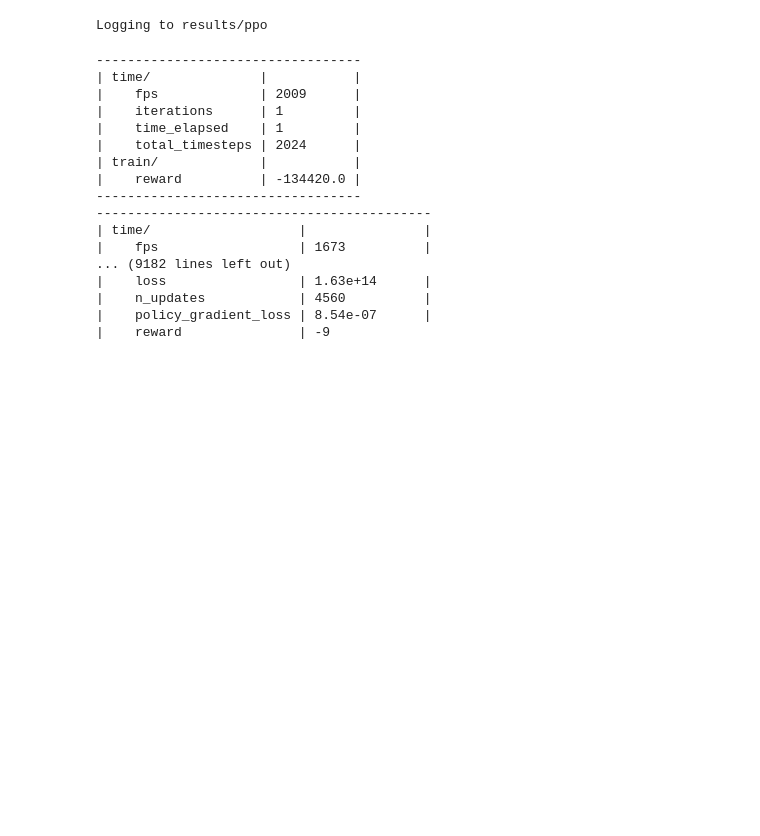
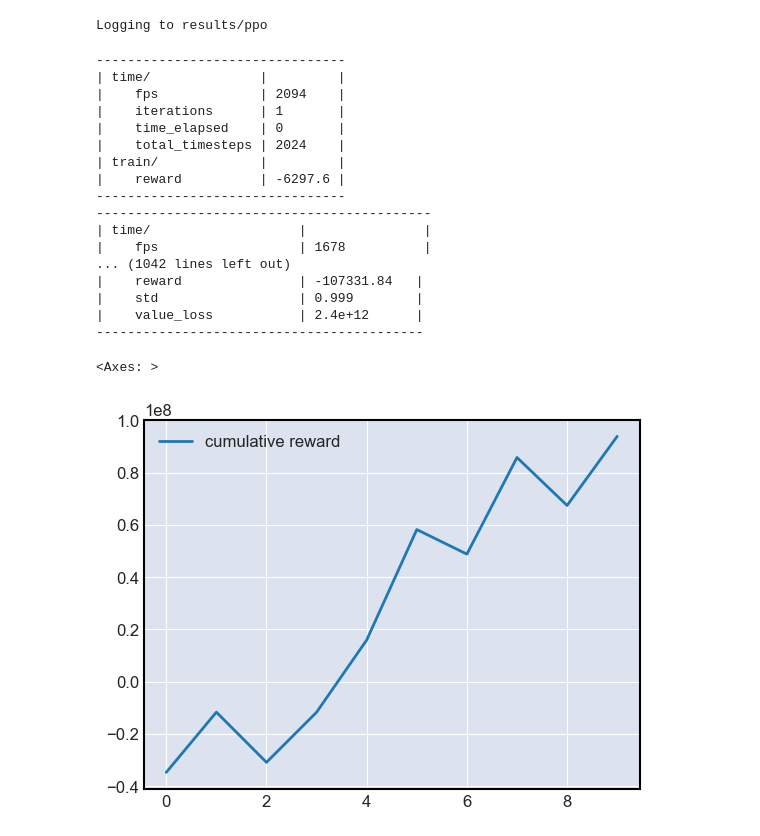
Before and after one commit to eilyich/alqotrading_beta, a Jupyter notebook: development_custom_env.ipynb, the cells around one changed output. Saved outputs shown, nothing was run; the diff lists cells and outputs as text; code cells hidden in the pictures; blank space fills up the shorter version.

```diff
--- a/development_custom_env.ipynb
+++ b/development_custom_env.ipynb
@@ -593,28 +645,33 @@ Logging to results/ppo
 # %%
 # trained_ppo = model_ppo.load('./trained_models/trained_ppo.model')
-trained_ppo = agent.train_model(model=model_ppo, tb_log_name='ppo', total_timesteps=1000000)
+trained_ppo = agent.train_model(model=model_ppo, tb_log_name='ppo', total_timesteps=len(df) * 10)
 
 trained_ppo.save('./trained_models/trained_ppo.model')
 
 env.close()
 # %% [output]
-----------------------------------
-| time/              |           |
-|    fps             | 2009      |
-|    iterations      | 1         |
-|    time_elapsed    | 1         |
-|    total_timesteps | 2024      |
-| train/             |           |
-|    reward          | -134420.0 |
-----------------------------------
+--------------------------------
+| time/              |         |
+|    fps             | 2094    |
+|    iterations      | 1       |
+|    time_elapsed    | 0       |
+|    total_timesteps | 2024    |
+| train/             |         |
+|    reward          | -6297.6 |
+--------------------------------
 -------------------------------------------
 | time/                   |               |
-|    fps                  | 1673          |
-... (9182 lines left out)
-|    loss                 | 1.63e+14      |
-|    n_updates            | 4560          |
-|    policy_gradient_loss | 8.54e-07      |
-|    reward               | -9
+|    fps                  | 1678          |
+... (1042 lines left out)
+|    reward               | -107331.84   |
+|    std                  | 0.999        |
+|    value_loss           | 2.4e+12      |
+------------------------------------------
+# %%
+pd.read_csv('./logs/rewards/rewards_2025-03-28_5659362.csv').plot()
+# %% [output]
+<Axes: >
+[figure, added]
 # %%
 df_rewards = pd.read_csv('./results/account_rewards_train_ppo_.csv', index_col=0)
 df_values = pd.read_csv('./results/account_value_train_ppo_.csv', index_col=0)
```
Also changed, not shown: parts of 8 cells of this notebook, 1 other file.
